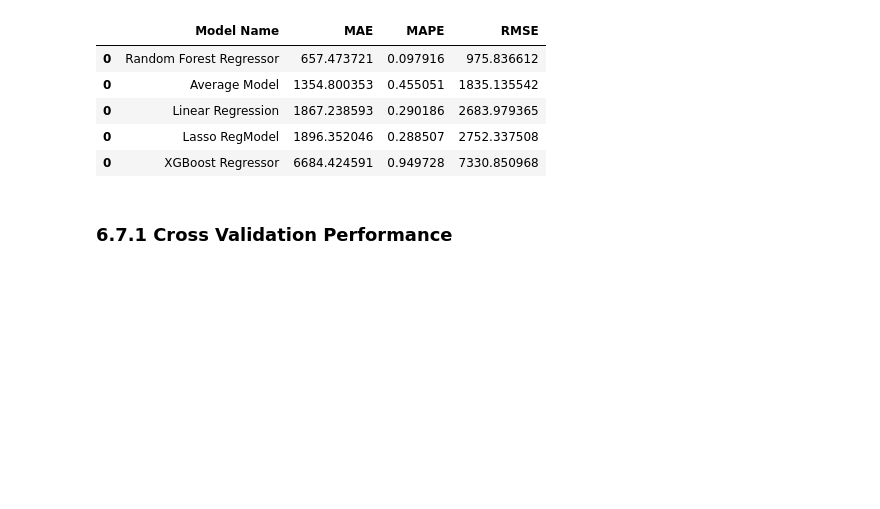
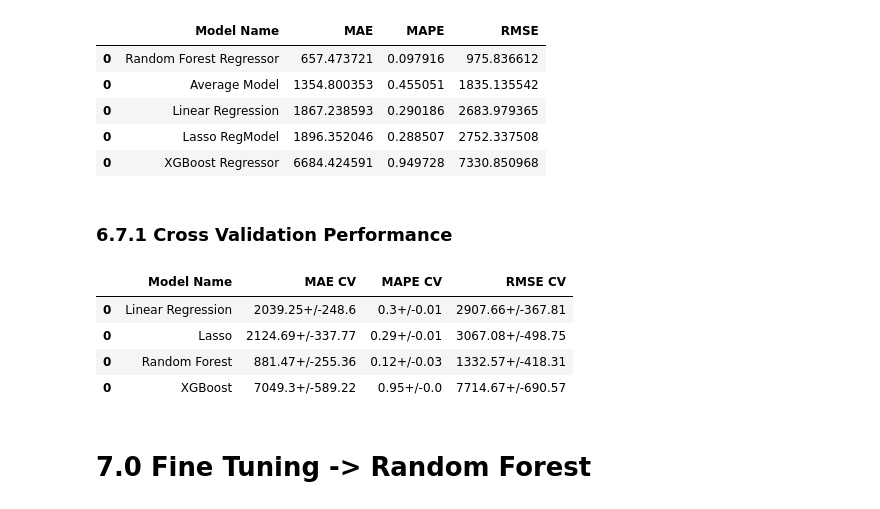
Before and after one commit to danjaca/predicting_sales_rossmann, a Jupyter notebook: Rossmann_predict_sales.ipynb, the cells around one changed output. Saved outputs shown, nothing was run; the diff lists cells and outputs as text; code cells hidden in the pictures; blank space fills up the shorter version.

```diff
--- a/Rossmann_predict_sales.ipynb
+++ b/Rossmann_predict_sales.ipynb
@@ -1458,5 +1464,13 @@ models.sort_values('RMSE')
 # %% [markdown]
 ### 6.7.1 Cross Validation Performance
 # %%
-models_cv = pd.concat([baseline_result,lr_cv,lrr_cv,rf_cv,xgb_cv])
-models_cv.sort_values('RMSE')
+models_cv = pd.concat([lr_cv,lrr_cv,rf_cv,xgb_cv])
+models_cv
+# %% [output]
+|  | Model Name | MAE CV | MAPE CV | RMSE CV |
+| 0 | Linear Regression | 2039.25+/-248.6 | 0.3+/-0.01 | 2907.66+/-367.81 |
+| 0 | Lasso | 2124.69+/-337.77 | 0.29+/-0.01 | 3067.08+/-498.75 |
+| 0 | Random Forest | 881.47+/-255.36 | 0.12+/-0.03 | 1332.57+/-418.31 |
+| 0 | XGBoost | 7049.3+/-589.22 | 0.95+/-0.0 | 7714.67+/-690.57 |
+# %% [markdown]
+# 7.0 Fine Tuning -> Random Forest
```
Also changed, not shown: parts of 2 cells of this notebook.
